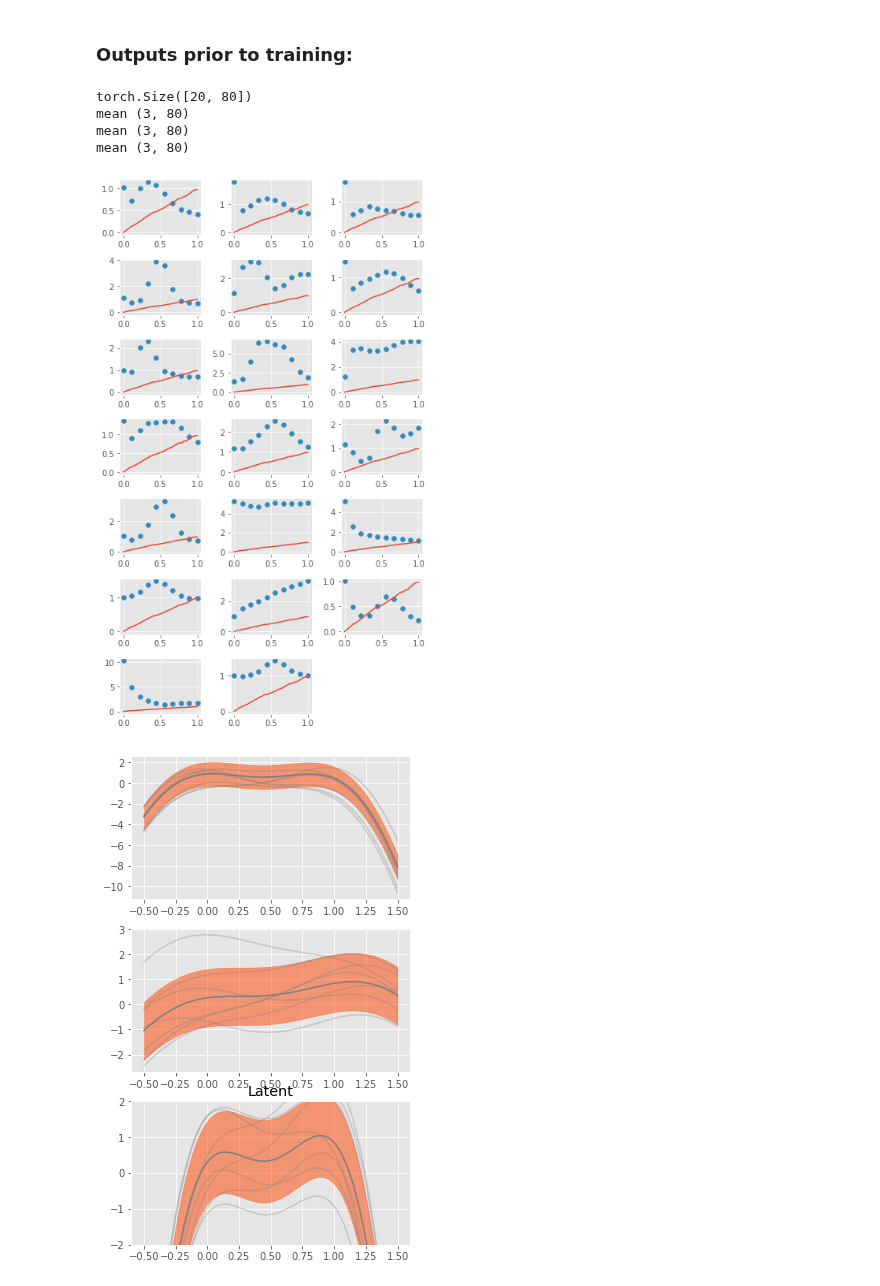
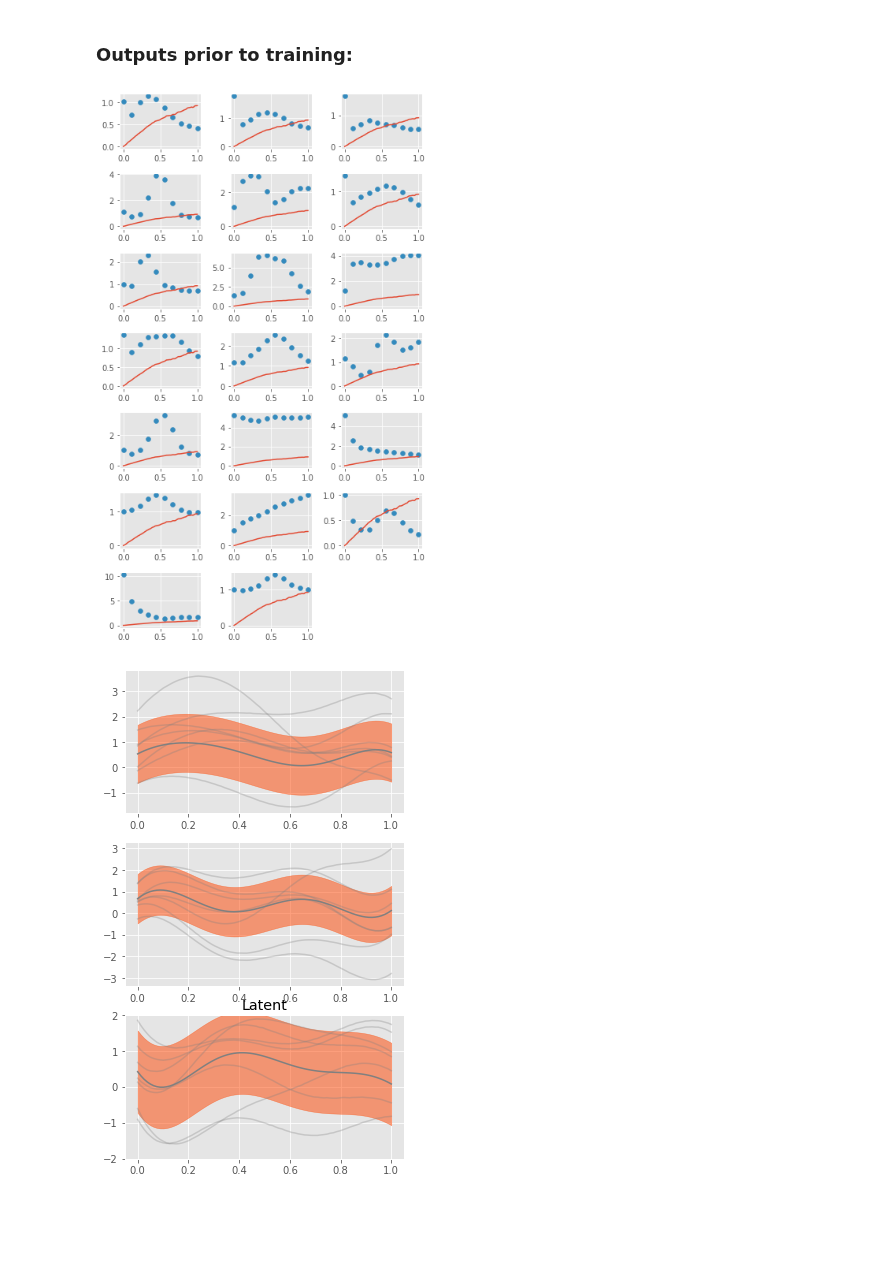
Before and after one commit to mossjacob/alfi, a Jupyter notebook: reggae/examples/toy_multi_tf.ipynb, the cells around one changed output. Cells and saved outputs as stored; diff of their text form; code cells hidden in the pictures; blank space fills up the shorter version.

```diff
--- a/reggae/examples/toy_multi_tf.ipynb
+++ b/reggae/examples/toy_multi_tf.ipynb
@@ -31,8 +14,11 @@ num_tfs 3
 # %%
+dataset = ArtificialData()
+
+num_genes = dataset.num_genes
+num_tfs = dataset.num_tfs
 gene_names = np.arange(num_genes)
-m_observed = torch.tensor(m_nodelay)
-
 t_inducing = torch.linspace(f64(0), f64(1), 7, dtype=torch.float64).reshape((-1, 1))
-t_observed = torch.linspace(f64(0), f64(1), m_observed.shape[1]).view(-1)
-print(t_inducing.shape)
+t_observed = dataset.t.view(-1)
+print('Inducing points', t_inducing.shape)
+print(gene_names.shape)
 # %% [output]
@@ -40,7 +27,9 @@ torch.Size([7, 1])
 # %%
-model = MultiLFM(num_genes, num_tfs, t_inducing, t_observed, fixed_variance=None)
+model = MultiLFM(num_genes, num_tfs, t_inducing, dataset, fixed_variance=None)
+model = model.cuda() if is_cuda() else model
+
 optimizer = torch.optim.Adam(model.parameters(), lr=0.2)
-trainer = Trainer(model, optimizer, (t_observed, m_observed))
+trainer = TranscriptionalTrainer(model, optimizer, dataset)
 
-print(t_observed.shape, m_observed.shape)
+print(t_observed.shape, dataset[0][1].shape)
 # %% [output]
@@ -50,20 +39,16 @@ torch.Size([10]) torch.Size([20, 10])
 # %%
 t_predict = torch.linspace(f64(0), f64(1), 80)
 rtol = 1e-3
 atol = rtol/10
 
 model_kwargs = {
     'rtol': rtol, 'atol': atol,
     'num_samples': 1
 }
 
 plotter = Plotter(model, gene_names, t_inducing)
-plotter.plot_genes(t_predict, t_scatter=t_observed, y_scatter=m_observed, model_kwargs=model_kwargs)
-plotter.plot_tfs()
+plotter.plot_outputs(t_predict, t_scatter=t_observed, y_scatter=dataset[0][1].transpose(0,1), model_kwargs=model_kwargs)
+plotter.plot_latents(t_predict)
 # %% [output]
-torch.Size([20, 80])
-mean (3, 80)
-mean (3, 80)
-mean (3, 80)
-[figure, old version]
+[figure, new version]
-[figure, old version]
+[figure, new version]
```
Also changed, not shown: parts of 11 cells of this notebook, 3 other files.
